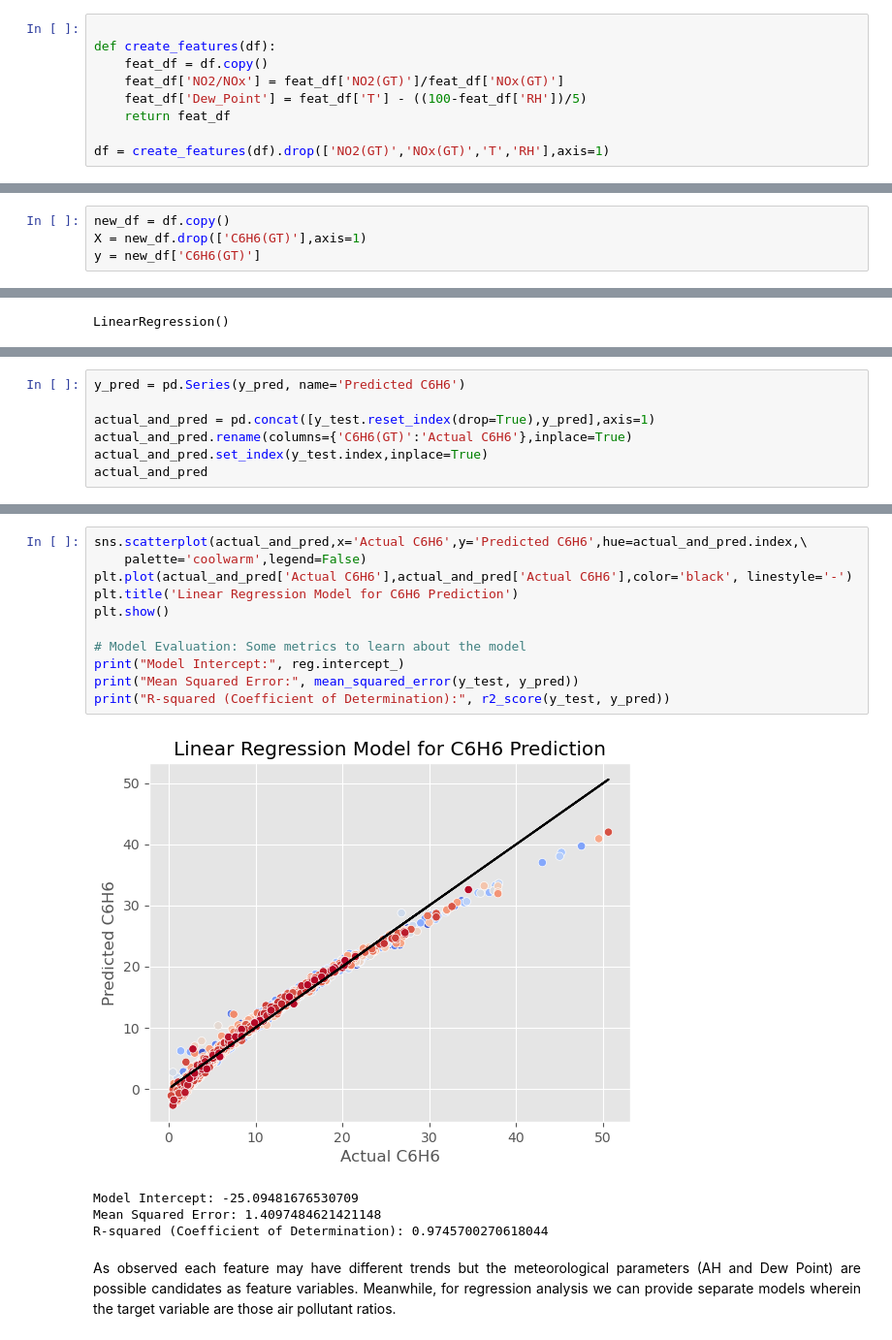
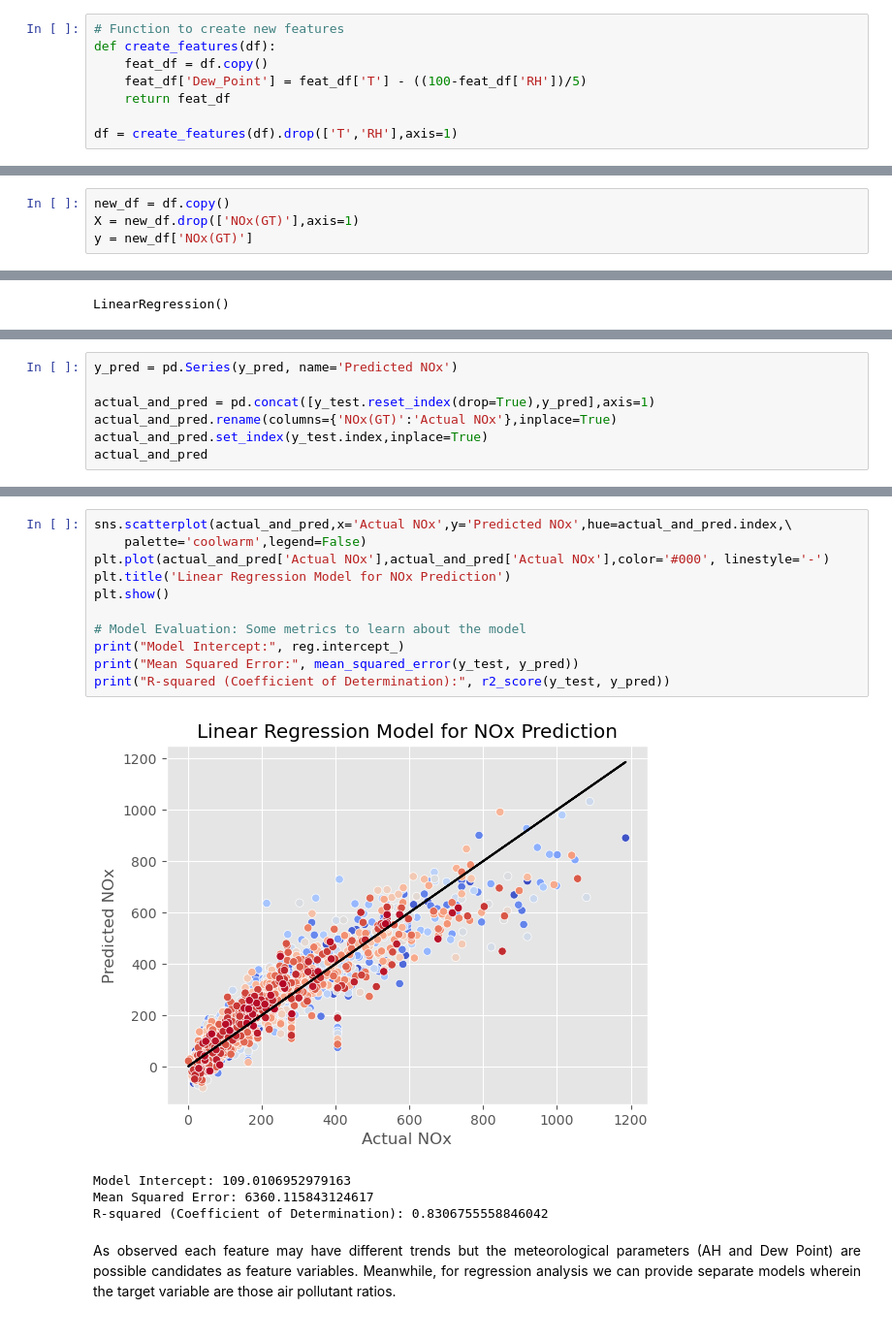
Before and after one commit to bryancastillo10/Machine-Learning-Projects, a Jupyter notebook: air_quality_regression.ipynb, the cells around one changed output, grey strips where cells are left out. Shown at 97% size. Drawn from its saved outputs; the diff is of its cells as text.

Commit message:
change to NOx prediction

```diff
--- a/air_quality_regression.ipynb
+++ b/air_quality_regression.ipynb
@@ -170,9 +205,8 @@ plt.show()
 # %%
-
+# Function to create new features
 def create_features(df):
     feat_df = df.copy()
-    feat_df['NO2/NOx'] = feat_df['NO2(GT)']/feat_df['NOx(GT)']
     feat_df['Dew_Point'] = feat_df['T'] - ((100-feat_df['RH'])/5)
     return feat_df
 
-df = create_features(df).drop(['NO2(GT)','NOx(GT)','T','RH'],axis=1)
+df = create_features(df).drop(['T','RH'],axis=1)
@@ -199,8 +223,8 @@ Feature and Target Variable Creation
 The goal
 # %%
 new_df = df.copy()
-X = new_df.drop(['C6H6(GT)'],axis=1)
-y = new_df['C6H6(GT)']
+X = new_df.drop(['NOx(GT)'],axis=1)
+y = new_df['NOx(GT)']
 # %% [markdown]
 Data Train/Test Split
 # %%
@@ -229,8 +253,8 @@ print(r2_score(y_test,y_pred))
 # %%
-y_pred = pd.Series(y_pred, name='Predicted C6H6')
+y_pred = pd.Series(y_pred, name='Predicted NOx')
 
 actual_and_pred = pd.concat([y_test.reset_index(drop=True),y_pred],axis=1)
-actual_and_pred.rename(columns={'C6H6(GT)':'Actual C6H6'},inplace=True)
+actual_and_pred.rename(columns={'NOx(GT)':'Actual NOx'},inplace=True)
 actual_and_pred.set_index(y_test.index,inplace=True)
 actual_and_pred
 # %% [output]
@@ -264,18 +288,18 @@ plt.show()
 # %%
-sns.scatterplot(actual_and_pred,x='Actual C6H6',y='Predicted C6H6',hue=actual_and_pred.index,\
+sns.scatterplot(actual_and_pred,x='Actual NOx',y='Predicted NOx',hue=actual_and_pred.index,\
     palette='coolwarm',legend=False)
-plt.plot(actual_and_pred['Actual C6H6'],actual_and_pred['Actual C6H6'],color='black', linestyle='-')
-plt.title('Linear Regression Model for C6H6 Prediction')
+plt.plot(actual_and_pred['Actual NOx'],actual_and_pred['Actual NOx'],color='#000', linestyle='-')
+plt.title('Linear Regression Model for NOx Prediction')
 plt.show()
 
 # Model Evaluation: Some metrics to learn about the model
 print("Model Intercept:", reg.intercept_)
 print("Mean Squared Error:", mean_squared_error(y_test, y_pred))
 print("R-squared (Coefficient of Determination):", r2_score(y_test, y_pred))
 # %% [output]
-[figure, old version]
+[figure, new version]
-Model Intercept: -25.09481676530709
-Mean Squared Error: 1.4097484621421148
-R-squared (Coefficient of Determination): 0.9745700270618044
+Model Intercept: 109.0106952979163
+Mean Squared Error: 6360.115843124617
+R-squared (Coefficient of Determination): 0.8306755558846042
 # %% [markdown]
 <p style="text-align:justify;">As observed each feature may have different trends but the meteorological parameters (AH and Dew Point) are possible candidates as feature variables. Meanwhile, for regression analysis we can provide separate models wherein the target variable are those air pollutant ratios.</p>
```
Also changed, not shown: parts of 15 cells of this notebook.
